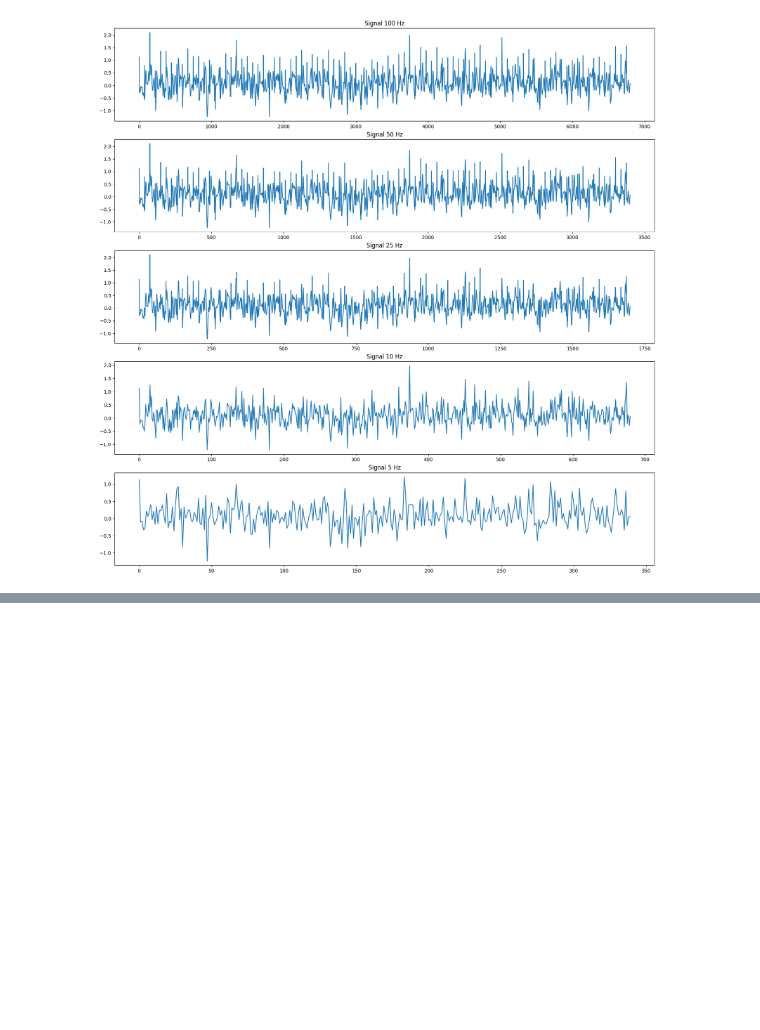
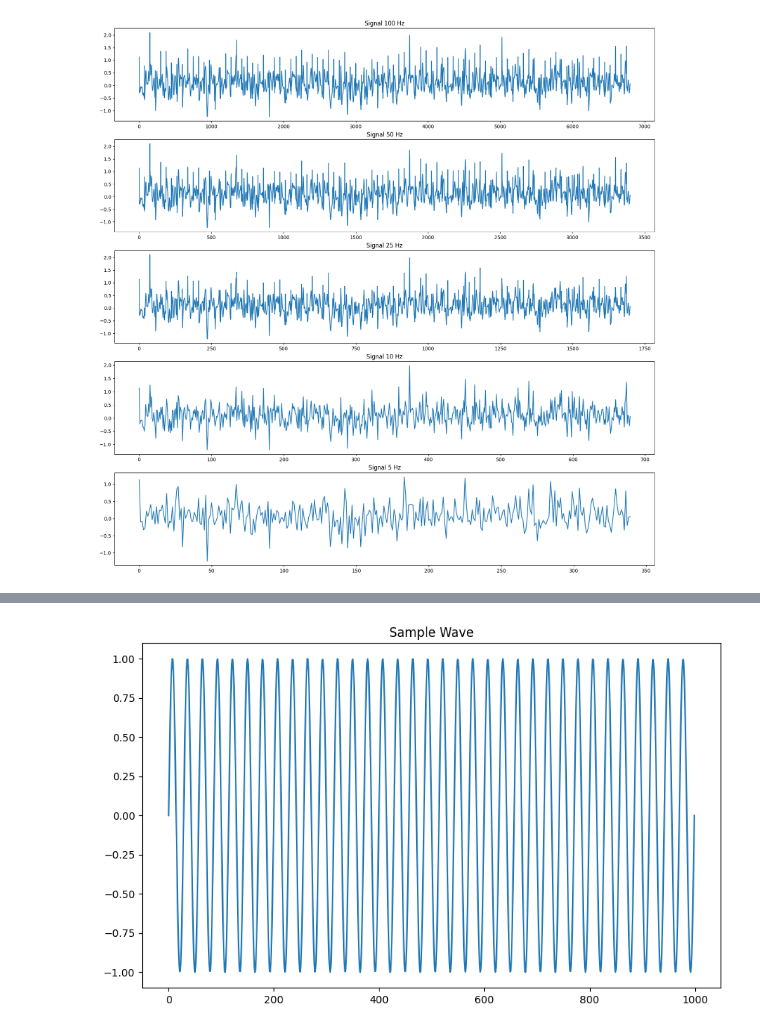
Before and after one commit to archiseino/IF3024, a Jupyter notebook: 121140068_ho1.ipynb, the cells around one changed output, grey strips where cells are left out. Saved outputs shown, nothing was run; the diff lists cells and outputs as text; code cells hidden in the pictures; blank space fills up the shorter version.

```diff
--- a/121140068_ho1.ipynb
+++ b/121140068_ho1.ipynb
@@ -206,0 +210,12 @@ Berdasarkan penjelasan di atas, alasan terjadinya aliasing yang parah pada sinya
+# %%
+fs = 1000
+time_axis = np.linspace(0, 1, fs)
+
+sample_signal = np.sin(2 * np.pi * 35 * time_axis)
+
+plt.figure(figsize=(10,6))
+plt.plot(sample_signal)
+plt.title("Sample Wave")
+plt.show()
+# %% [output]
+[figure, added]
```
Also changed, not shown: parts of 12 cells of this notebook, 5 other files.
